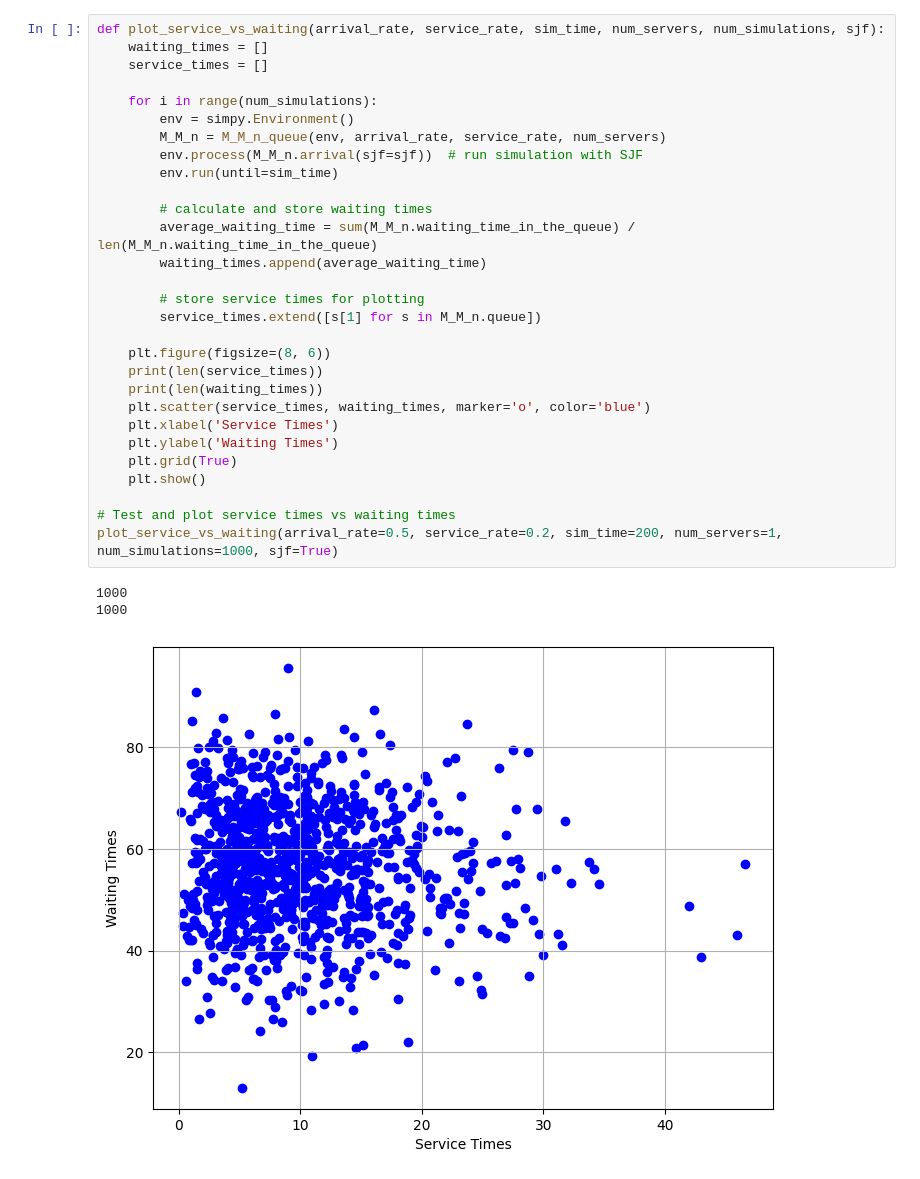
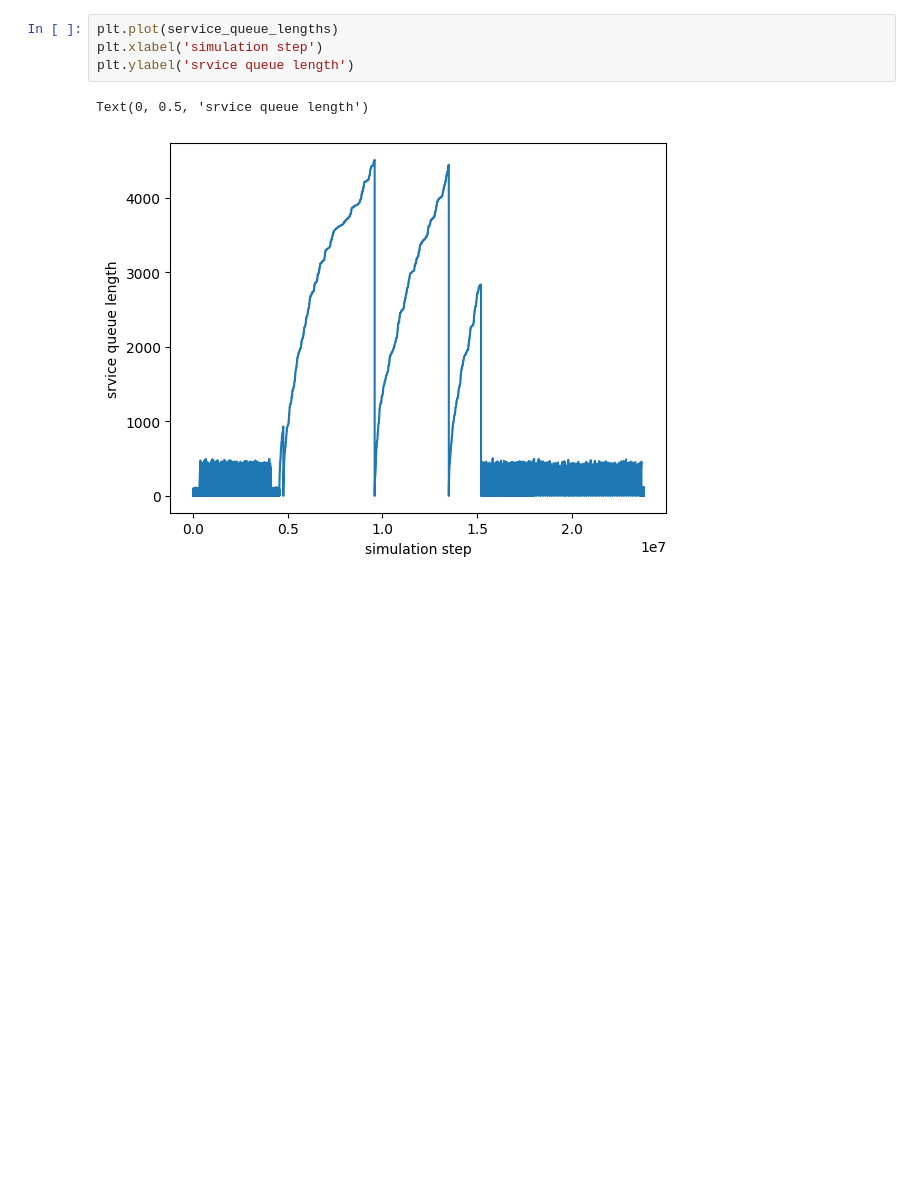
Before and after one commit to Foundnation/Stochastic-Simulation, a Jupyter notebook: Queueing/queue_notebook.ipynb, the cells around one changed output. Drawn from its saved outputs; the diff is of its cells as text; blank space fills up the shorter version.

```diff
--- a/Queueing/queue_notebook.ipynb
+++ b/Queueing/queue_notebook.ipynb
@@ -144,33 +179,7 @@ print(grand_average_waiting, grand_average_waiting_no_sjf)
-# %%
-def plot_service_vs_waiting(arrival_rate, service_rate, sim_time, num_servers, num_simulations, sjf):
-    waiting_times = []
-    service_times = []
-
-    for i in range(num_simulations):
-        env = simpy.Environment()
-        M_M_n = M_M_n_queue(env, arrival_rate, service_rate, num_servers)
-        env.process(M_M_n.arrival(sjf=sjf))  # run simulation with SJF
-        env.run(until=sim_time)
-
-        # calculate and store waiting times
-        average_waiting_time = sum(M_M_n.waiting_time_in_the_queue) / len(M_M_n.waiting_time_in_the_queue)
-        waiting_times.append(average_waiting_time)
-
-        # store service times for plotting
-        service_times.extend([s[1] for s in M_M_n.queue])
-
-    plt.figure(figsize=(8, 6))
-    print(len(service_times))
-    print(len(waiting_times))
-    plt.scatter(service_times, waiting_times, marker='o', color='blue')
-    plt.xlabel('Service Times')
-    plt.ylabel('Waiting Times')
-    plt.grid(True)
-    plt.show()
-
-# Test and plot service times vs waiting times
-plot_service_vs_waiting(arrival_rate=0.5, service_rate=0.2, sim_time=200, num_servers=1, num_simulations=1000, sjf=True)
-# %% [output]
-1000
-1000
-[figure, removed]
+# %%
+plt.plot(service_queue_lengths)
+plt.xlabel('simulation step')
+plt.ylabel('srvice queue length')
+# %% [output]
+Text(0, 0.5, 'srvice queue length')
+[figure, added]
```
Also changed, not shown: parts of 14 cells of this notebook.
